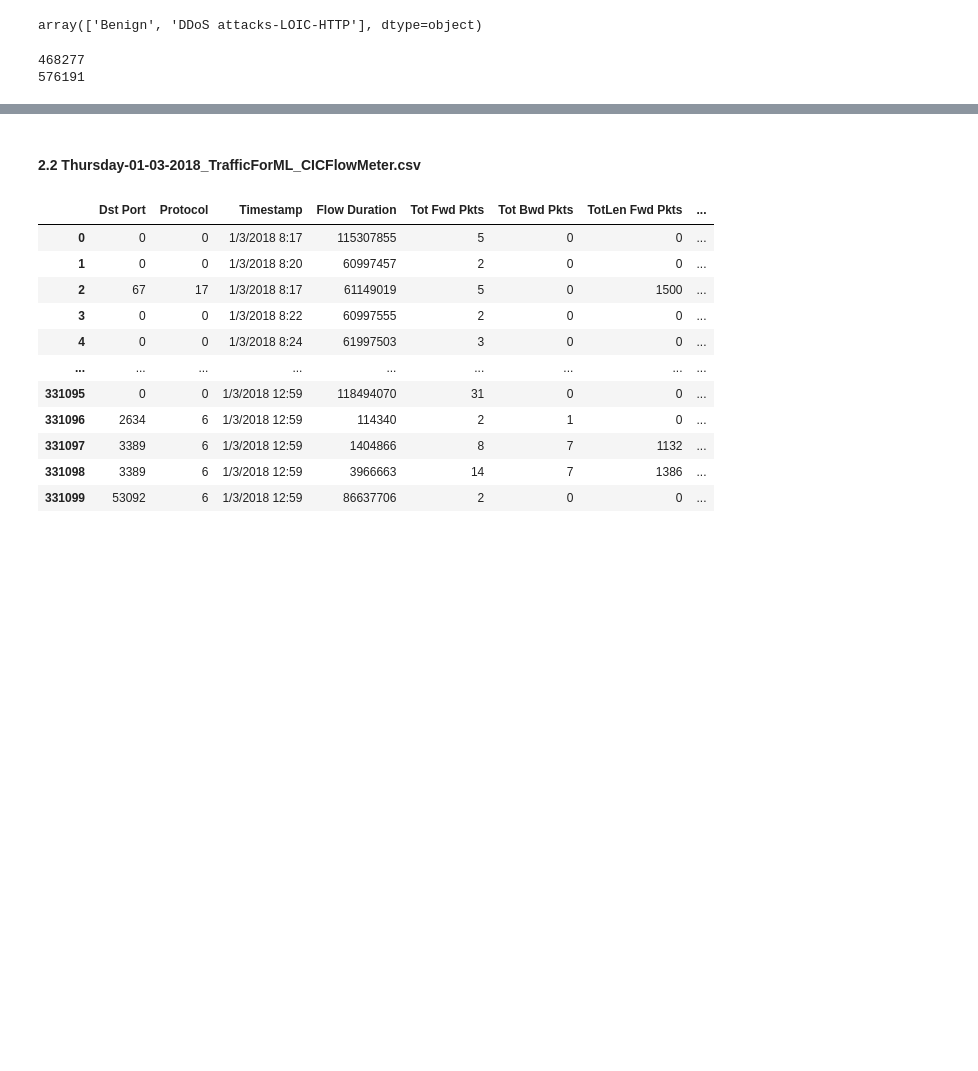
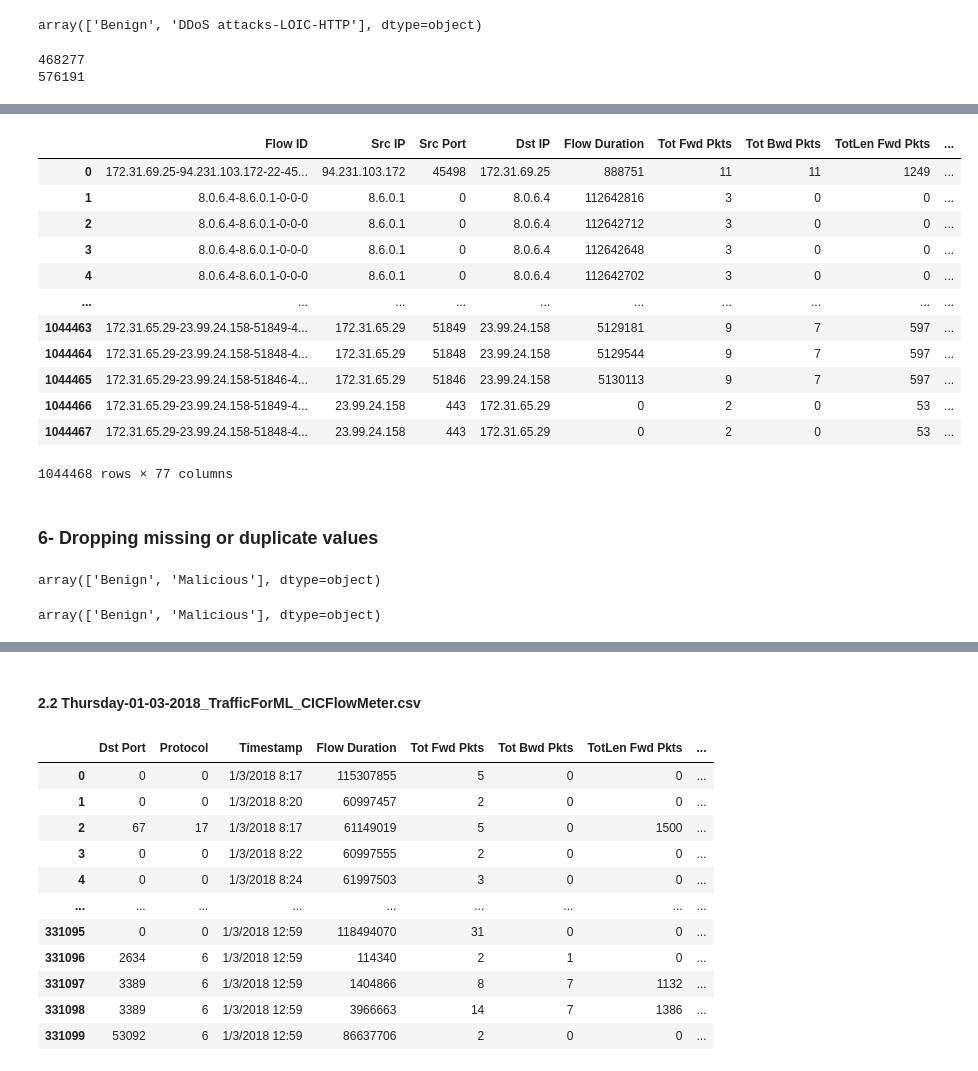
Before and after one commit to alittlesheepofGod/cse-cic-ids2018, a Jupyter notebook: 1-Exploring_CIC-IDS-2018_Dataset.ipynb, the cells around one changed output, grey strips where cells are left out. Cells and saved outputs as stored; diff of their text form; code cells hidden in the pictures; blank space fills up the shorter version.

```diff
--- a/1-Exploring_CIC-IDS-2018_Dataset.ipynb
+++ b/1-Exploring_CIC-IDS-2018_Dataset.ipynb
@@ -654,0 +1253,39 @@ print(df4_DDoS_loichttp.shape[0])
+# %%
+columns_to_drop = [
+    'Dst Port',
+    'Timestamp',
+    'Fwd PSH Flags',
+    'Bwd PSH Flags',
+    'Fwd URG Flags',
+    'Bwd URG Flags',
+    'Flow Byts/s',  # This field had np.inf values during training, as such was removed
+    'Flow Pkts/s'  # This field had np.inf values during training, as such was removed
+]
+# %%
+df_thursday1.drop(columns=columns_to_drop, inplace=True)
+# %%
+df_thursday1
+# %% [output]
+|  | Flow ID | Src IP | Src Port | Dst IP | Flow Duration | Tot Fwd Pkts | Tot Bwd Pkts | TotLen Fwd Pkts | ... |
+| 0 | 172.31.69.25-94.231.103.172-22-45... | 94.231.103.172 | 45498 | 172.31.69.25 | 888751 | 11 | 11 | 1249 | ... |
+| 1 | 8.0.6.4-8.6.0.1-0-0-0 | 8.6.0.1 | 0 | 8.0.6.4 | 112642816 | 3 | 0 | 0 | ... |
+| 2 | 8.0.6.4-8.6.0.1-0-0-0 | 8.6.0.1 | 0 | 8.0.6.4 | 112642712 | 3 | 0 | 0 | ... |
+| 3 | 8.0.6.4-8.6.0.1-0-0-0 | 8.6.0.1 | 0 | 8.0.6.4 | 112642648 | 3 | 0 | 0 | ... |
+| 4 | 8.0.6.4-8.6.0.1-0-0-0 | 8.6.0.1 | 0 | 8.0.6.4 | 112642702 | 3 | 0 | 0 | ... |
+| ... | ... | ... | ... | ... | ... | ... | ... | ... | ... |
+| 1044463 | 172.31.65.29-23.99.24.158-51849-4... | 172.31.65.29 | 51849 | 23.99.24.158 | 5129181 | 9 | 7 | 597 | ... |
+| 1044464 | 172.31.65.29-23.99.24.158-51848-4... | 172.31.65.29 | 51848 | 23.99.24.158 | 5129544 | 9 | 7 | 597 | ... |
+| 1044465 | 172.31.65.29-23.99.24.158-51846-4... | 172.31.65.29 | 51846 | 23.99.24.158 | 5130113 | 9 | 7 | 597 | ... |
+| 1044466 | 172.31.65.29-23.99.24.158-51849-4... | 23.99.24.158 | 443 | 172.31.65.29 | 0 | 2 | 0 | 53 | ... |
+| 1044467 | 172.31.65.29-23.99.24.158-51848-4... | 23.99.24.158 | 443 | 172.31.65.29 | 0 | 2 | 0 | 53 | ... |
+1044468 rows × 77 columns
+# %% [markdown]
+### 6- Dropping missing or duplicate values
+# %%
+df_thursday1["Label"].unique()
+# %% [output]
+array(['Benign', 'Malicious'], dtype=object)
+# %%
+df_thursday1["Label"].unique()
+# %% [output]
+array(['Benign', 'Malicious'], dtype=object)
```
Also changed, not shown: parts of 358 cells of this notebook.
